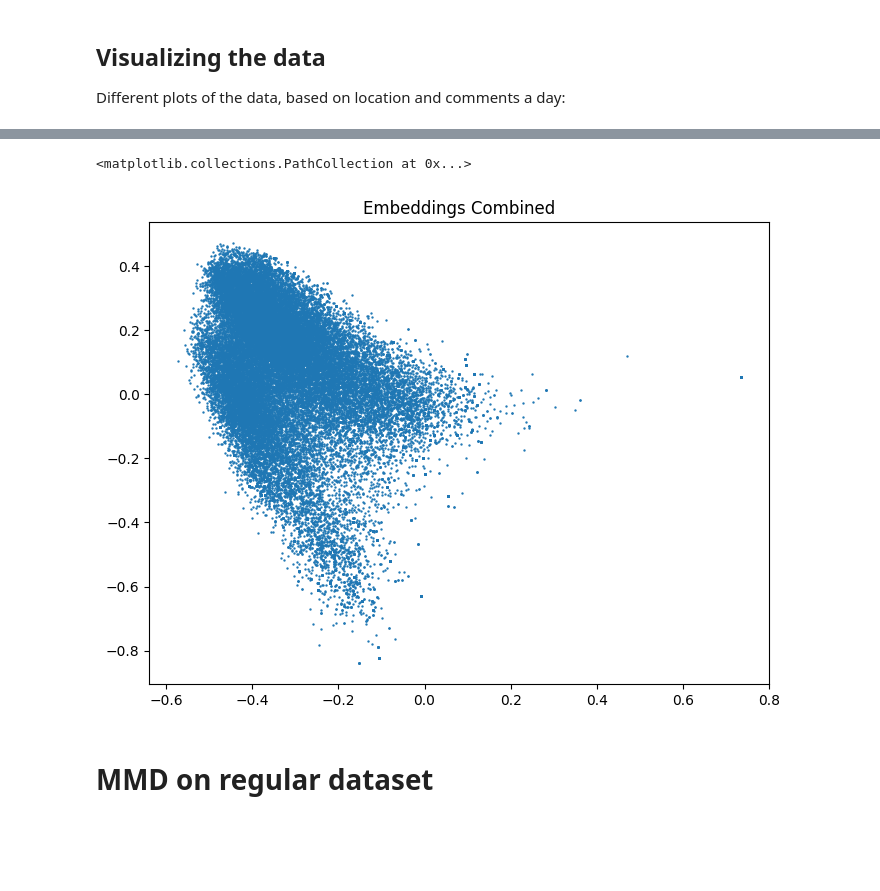
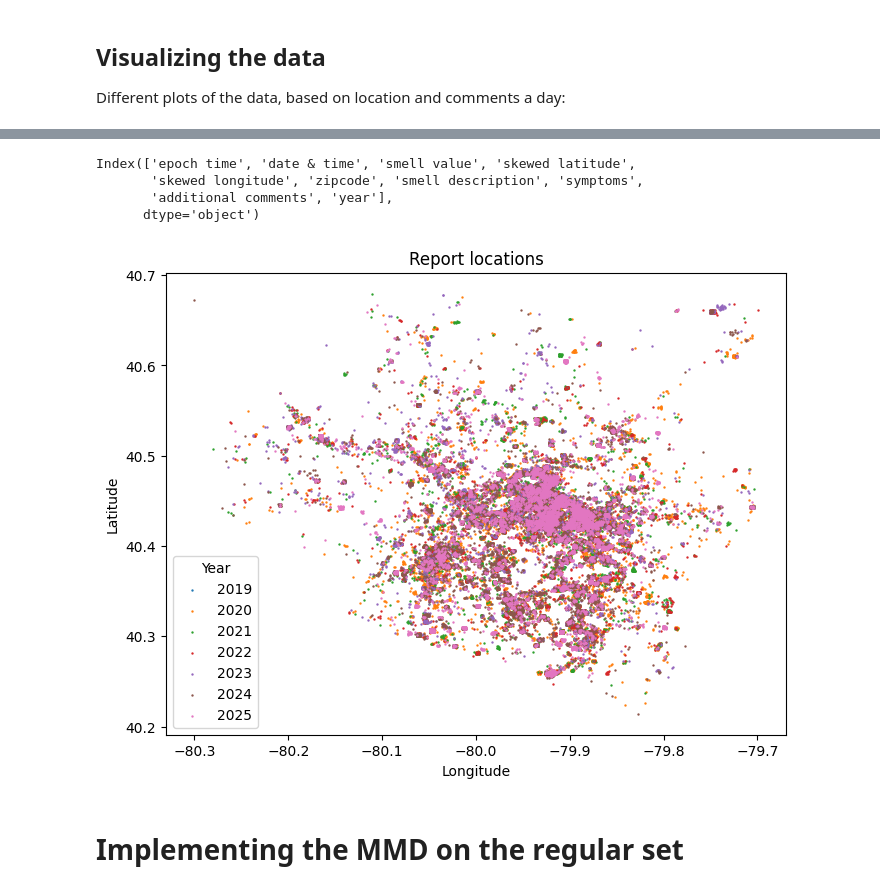
Before and after one commit to thomaselsinga/bachelor_thesis, a Jupyter notebook: notebook.ipynb, the cells around one changed output, grey strips where cells are left out. Drawn from its saved outputs; the diff is of its cells as text; code cells hidden in the pictures; blank space fills up the shorter version.

```diff
--- a/notebook.ipynb
+++ b/notebook.ipynb
@@ -116,13 +127,9 @@ Regular (resampled total reports): 75251
 # %%
-df_irregular["date & time"] = pd.to_datetime(df_irregular["date & time"], utc=True)
-df_irregular = df_irregular.set_index("date & time").sort_index()
+df_temp["date & time"] = pd.to_datetime(df_temp["date & time"], utc=True)
+df_temp = df_temp.set_index("date & time").sort_index()
 
-df_irregular["combined"] = (
-    df_irregular["smell description"].fillna("") + " " +
-    df_irregular["symptoms"].fillna("") + " " +
-    df_irregular["additional comments"].fillna("")
-)
+df_temp["combined"] = (df_temp["smell description"].fillna("") + " " + df_temp["symptoms"].fillna("") + " " + df_temp["additional comments"].fillna(""))
 
-text_hourly = df_irregular["combined"].resample("1h").apply(" ".join)
+text_hourly = df_temp["combined"].resample("1h").apply(" ".join)
 
 df_regular["combined"] = text_hourly.reindex(df_regular.index, fill_value="")
@@ -190,4 +175,0 @@ The primarly method will be a TF-IDF. When the context given by this method is n
-# %%
-df_irregular["smell description"] = df_irregular["smell description"].str.lower()
-df_irregular["symptoms"] = df_irregular["symptoms"].str.lower()
-df_irregular["additional comments"] = df_irregular["additional comments"].str.lower()
@@ -243,2 +175,0 @@ Combining the three text fields into one:
-# %%
-df_irregular["combined"] = df_irregular["smell description"].fillna("") + " " + df_irregular["symptoms"].fillna("") + " " + df_irregular["additional comments"].fillna("")
@@ -280,9 +176,28 @@ embeddings_2d =
-# %%
-plt.figure(figsize=(8,6))
-plt.title("Embeddings Combined")
-plt.scatter(embeddings_2d[:,0], embeddings_2d[:,1], s=0.5)
-# %% [output]
-<matplotlib.collections.PathCollection at 0x...>
-[figure, removed]
-# %% [markdown]
-# MMD on regular dataset
+# %%
+print(df_irregular.columns)
+# %% [output]
+Index(['epoch time', 'date & time', 'smell value', 'skewed latitude',
+       'skewed longitude', 'zipcode', 'smell description', 'symptoms',
+       'additional comments', 'year'],
+      dtype='object')
+# %%
+df_irregular["year"] = pd.to_datetime(df_irregular["date & time"], errors="coerce", utc=True)
+df_irregular["year"] = df_irregular["year"].dt.year
+
+plt.figure(figsize=(8,6))
+
+for i in df_irregular["year"].dropna().unique():
+    subset = df_irregular[df_irregular["year"] == i]
+
+    plt.scatter(subset["skewed longitude"], subset["skewed latitude"], label=str(i), s=0.5)
+
+plt.xlabel("Longitude")
+plt.ylabel("Latitude")
+plt.title("Report locations")
+plt.legend(title="Year")
+
+plt.show()
+# %% [output]
+[figure, added]
+# %% [markdown]
+# Implementing the MMD on the regular set
```
Also changed, not shown: parts of 62 cells of this notebook, 2 other files.
